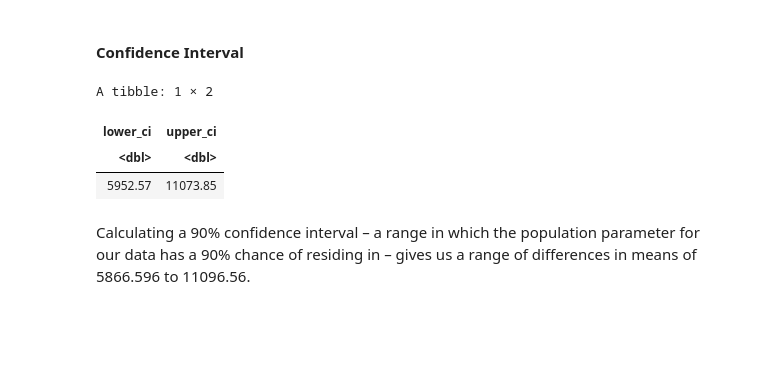
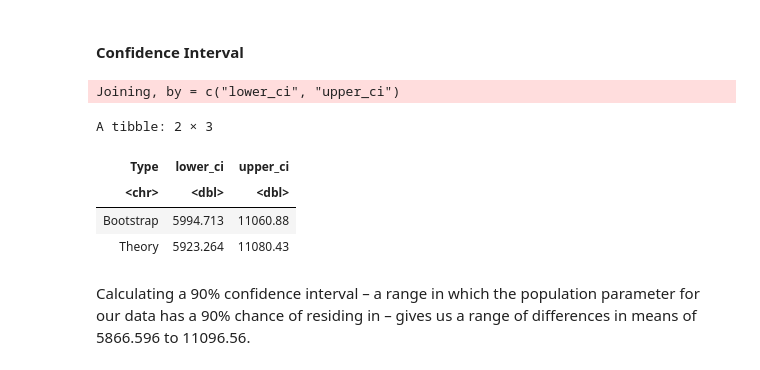
Before and after one commit to karlie-tr/STAT201-GroupProject, a Jupyter notebook: Final Report.ipynb, the cells around one changed output. Drawn from its saved outputs; the diff is of its cells as text; code cells hidden in the pictures; blank space fills up the shorter version.

Commit message:
add ci_tibble & p_value_tibble

```diff
--- a/Final Report.ipynb
+++ b/Final Report.ipynb
@@ -175,20 +175,47 @@ The above plot suggests that there are only a few outliers and there is a differ
 # %% [markdown]
 #### Confidence Interval
 # %%
-# obtain confidence interval at 90% confidence level
-ci <-
+# set confidence interval
+conf.level <- 0.90
+
+## obtain confidence interval at 90% confidence level using bootstrap
+ci_bootstrap <-
     salary_data %>%
     specify(formula = Annual_Salary ~ Gender) %>%
     generate(type = "bootstrap", reps = 5000) %>%
     calculate(stat = "diff in means", order = c("Male", "Female")) %>%
-    get_ci(level = 0.90)
+    get_ci(level = conf.level)
 
-ci
+## obtain confidence interval using theory based approach
+
+# filter male_salary
+male_salary <- salary_data %>%
+    filter(Gender == "Male") %>%
+    pull(Annual_Salary)
+
+# filter female_salary
+female_salary <- salary_data %>%
+    filter(Gender == "Female") %>%
+     pull(Annual_Salary)
+
+# calculate lower and upper ci using CLT
+ci_theory <- tibble(
+  lower_ci = mean(male_salary) - mean(female_salary) - qnorm(0.95) * sqrt(var(male_salary)/length(male_salary) + var(female_salary)/length(female_salary)),
+  upper_ci = mean(male_salary) - mean(female_salary) + qnorm(0.95) * sqrt(var(male_salary)/length(male_salary) + var(female_salary)/length(female_salary))
+)
+
+
+## combine 2 tibbles of ci into 1
+full_join(ci_bootstrap, ci_theory) %>%
+     add_column(Type = c("Bootstrap", "Theory"),
+                .before = "lower_ci")
 # %% [output]
-A tibble: 1 × 2
+Joining, by = c("lower_ci", "upper_ci")
+A tibble: 2 × 3
-| lower_ci | upper_ci |
-| <dbl> | <dbl> |
-| 5952.57 | 11073.85 |
+| Type | lower_ci | upper_ci |
+| <chr> | <dbl> | <dbl> |
+| Bootstrap | 5994.713 | 11060.88 |
+| Theory | 5923.264 | 11080.43 |
 # %% [markdown]
 Calculating a 90% confidence interval – a range in which the population parameter for our data has a 90% chance of residing in – gives us a range of differences in means of 5866.596 to 11096.56.
 # %% [markdown]
```
Also changed, not shown: parts of 9 cells of this notebook.
